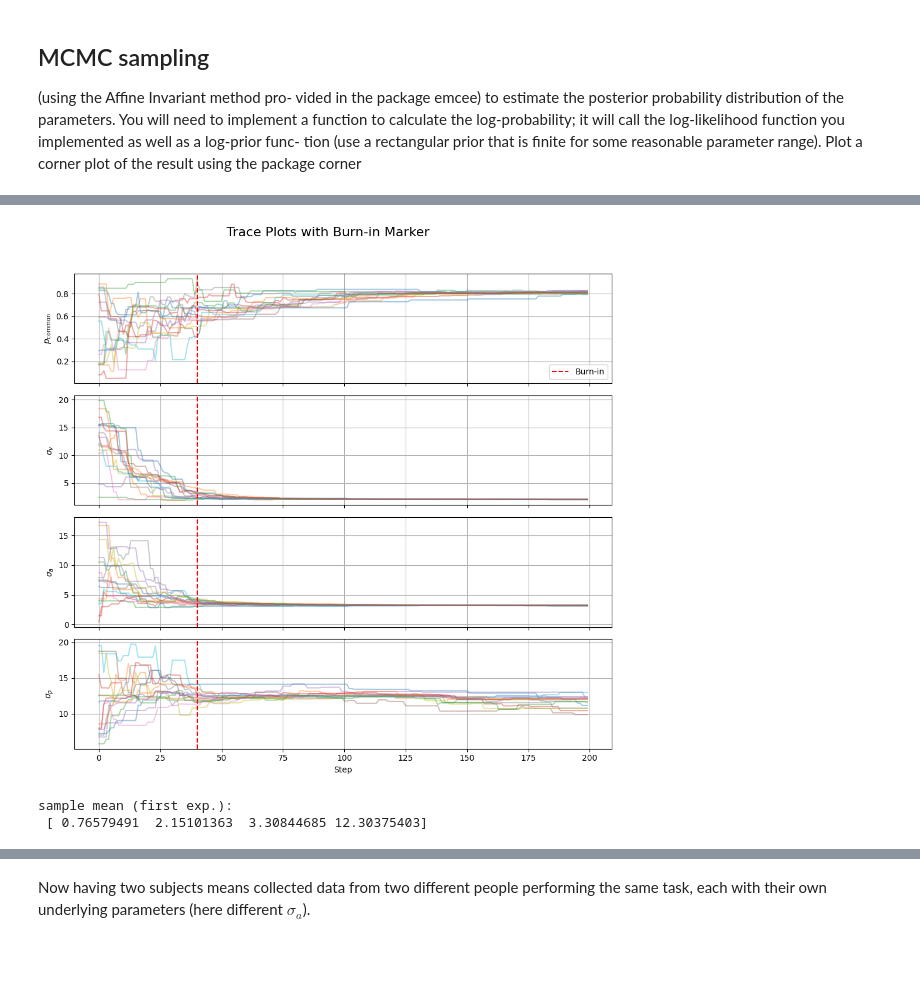
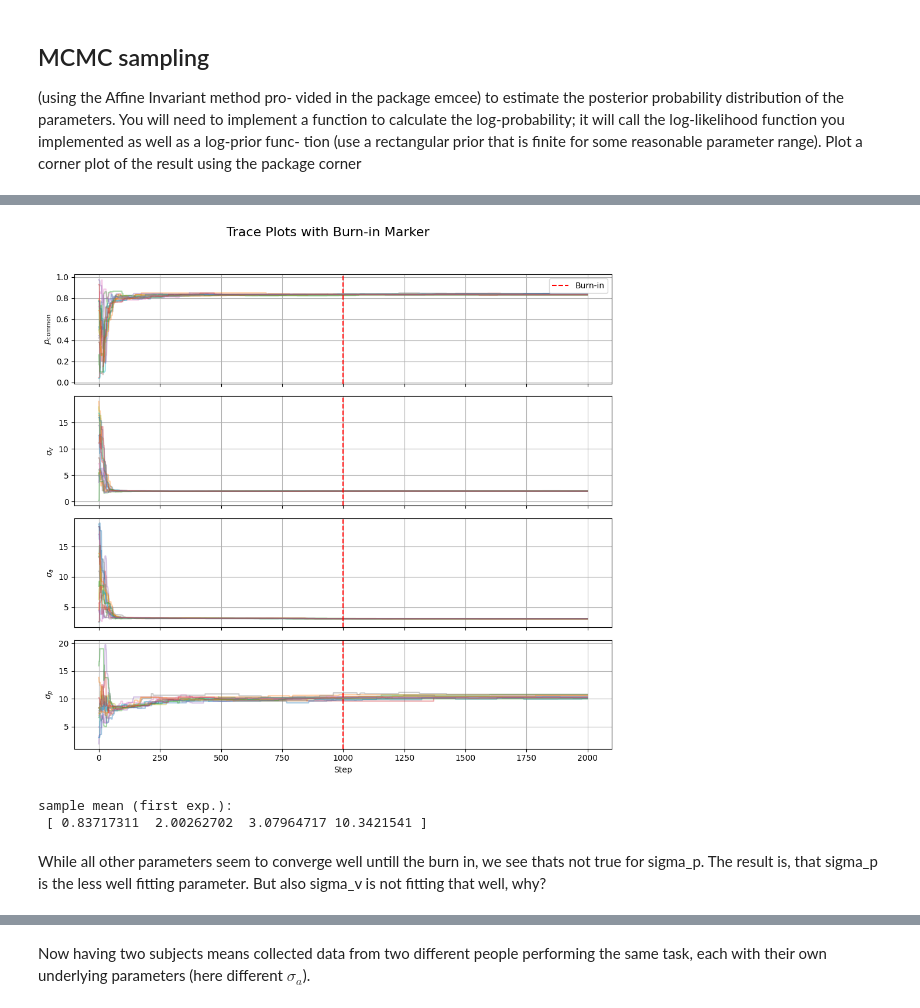
Before and after one commit to Anina2407/Causal-Inference-in-Multisensory-Perception, a Jupyter notebook: msi_anina.ipynb, the cells around one changed output, grey strips where cells are left out. Drawn from its saved outputs; the diff is of its cells as text; code cells hidden in the pictures; blank space fills up the shorter version.

```diff
--- a/msi_anina.ipynb
+++ b/msi_anina.ipynb
@@ -1048,19 +1048,22 @@ def MCMC_sampler(log_posterior, data_exp):
     p_common_init = np.random.uniform(1e-5, 1.0, size=(nwalkers, 1))       # p_common ∈ (0, 1)
     sigmas_init   = np.random.uniform(1e-5, 20.0, size=(nwalkers, 3))      # sigma_v, sigma_a, sigma_p ∈ (0, 20)
     initial_positions = np.hstack([p_common_init, sigmas_init])
-    nsteps = 200 #for fast test
-    #nsteps = 2000 #realistic
+    #nsteps = 200 #for fast test
+    nsteps = 2000 #realistic
 
     sampler = emcee.EnsembleSampler(nwalkers, ndim, log_posterior, args=[data_exp])
     print("Running MCMC sampling...")
     sampler.run_mcmc(initial_positions, nsteps, progress=True)
     #discarc (skip caused by burn-in)
     #thin to reduce autocorrelation (keeping only every k-th sample.)
-    discard = 40 #for fast test
-    thin = 1 # for fast test
-    #discard = 100 #realistic
-    #thin = 5 #realistic
-
+    #discard = 40 #for fast test
+    #thin = 1 # for fast test
+    discard = 1000 #realistic
+    thin = 5 #realistic
+    tau = sampler.get_autocorr_time()
+    print("Autocorrelation time:", tau)
+    discard = int(2 * np.max(tau))
+    thin = int(0.5 * np.min(tau))
     samples = sampler.get_chain(discard=discard, thin=thin, flat=True)
     return samples, sampler
 # %%
@@ -1099,9 +1099,12 @@ sample mean (first exp.):
 # %%
 # Plot MCMC trace (burn-in visualization)
-plot_trace(sampler, discard=40, param_names=param_names)
+plot_trace(sampler, discard=1000, param_names=param_names)
 samples_mean = np.mean(samples,axis=0)
 print('sample mean (first exp.):\n', samples_mean)
 # %% [output]
-[figure, old version]
+[figure, new version]
 sample mean (first exp.):
- [ 0.76579491  2.15101363  3.30844685 12.30375403]
+ [ 0.83717311  2.00262702  3.07964717 10.3421541 ]
+# %% [markdown]
+While all other parameters seem to converge well untill the burn in, we see thats not true for sigma_p. The result is, that sigma_p is the less well fitting parameter.
+But also sigma_v is not fitting that well, why?
```
Also changed, not shown: parts of 6 cells of this notebook, 4 other files.
